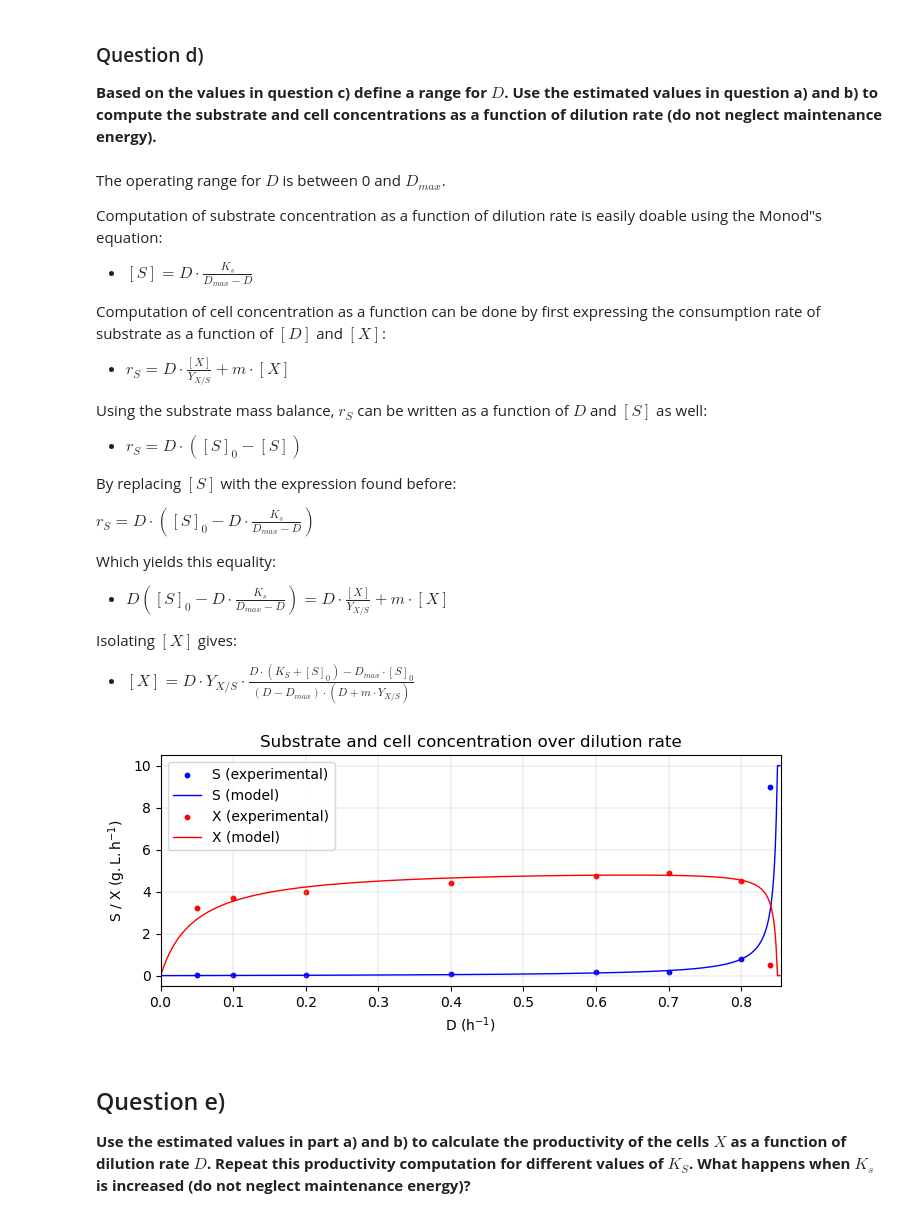
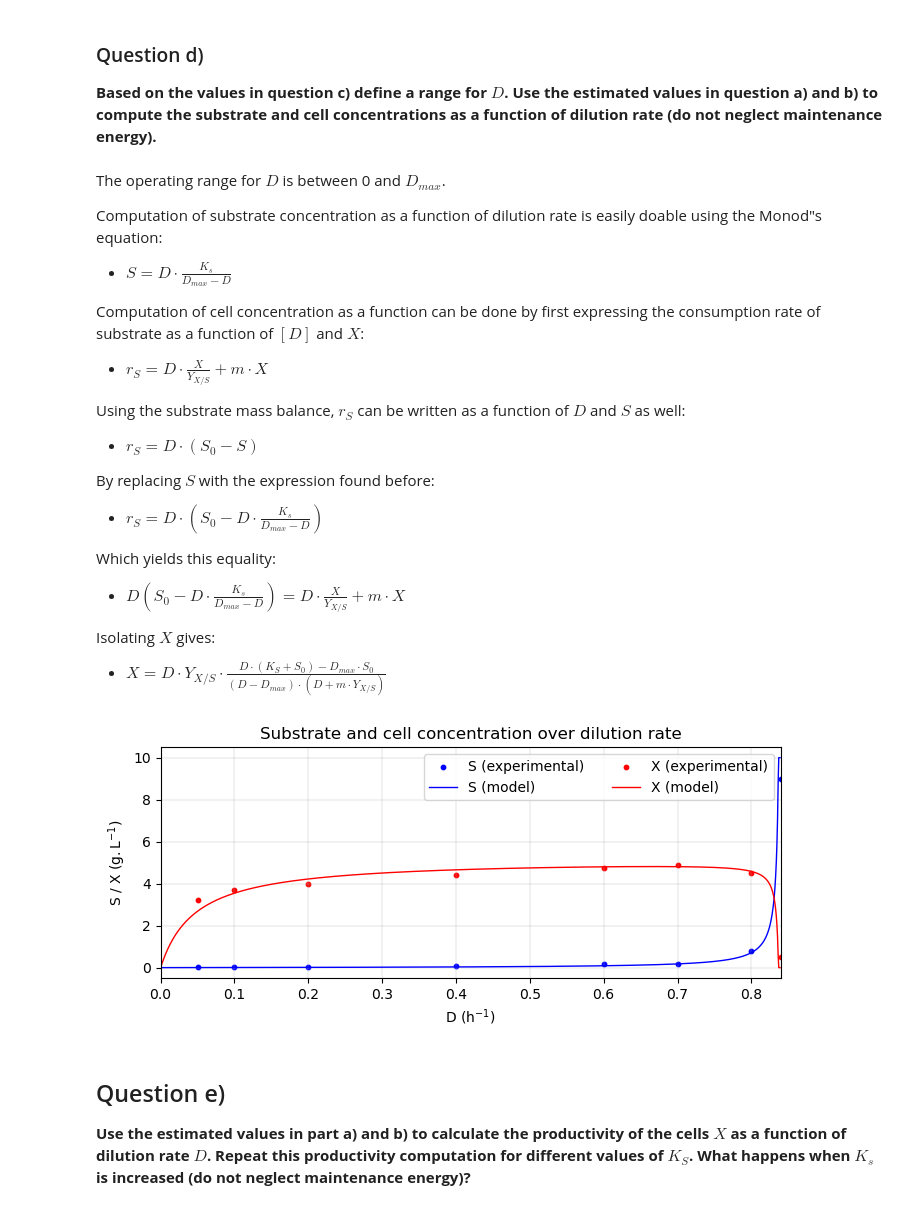
Before and after one commit to jonathanrsr/biochemical, a Jupyter notebook: Projects/2. Enzyme kinetics and microbial growth/Exercise 4.ipynb, the cells around one changed output. Saved outputs shown, nothing was run; the diff lists cells and outputs as text; code cells hidden in the pictures.

```diff
--- a/Projects/2. Enzyme kinetics and microbial growth/Exercise 4.ipynb
+++ b/Projects/2. Enzyme kinetics and microbial growth/Exercise 4.ipynb
@@ -90,7 +90,7 @@ def lineweaver_burke(S, D):
     plt.ylim(0, np.max(y_model)*1.05)
 
     # Annotations
-    plt.xlabel(r"1/[S] ($\mathregular{L.g^{-1}}$)")
+    plt.xlabel(r"1/S ($\mathregular{L.g^{-1}}$)")
     plt.ylabel(r"1/$\mathregular{\mu}$ (h)")
     plt.legend(loc = "lower right")
     plt.title("Linewaever-Burke plot")
@@ -103,7 +103,7 @@ def lineweaver_burke(S, D):
 
     return mu_max, Ks
 
-mu_max, Ks = lineweaver_burke(S[4:], D[4:])
+mu_max, Ks = lineweaver_burke(S[5:], D[5:])
 
 print(f"μₘₐₓ = {np.round(mu_max, 2)} h⁻¹\nKₛ = {np.round(Ks, 2)} g.L⁻¹\n")
 # %% [output]
@@ -255,27 +255,27 @@ The operating range for $D$ is between 0 and $D_{max}$.
 
 Computation of substrate concentration as a function of dilution rate is easily doable using the Monod"s equation:
 
-* $[S] = D \cdot \frac{K_s}{D_{max} - D}$
+* $S = D \cdot \frac{K_s}{D_{max} - D}$
 
-Computation of cell concentration as a function can be done by first expressing the consumption rate of substrate as a function of $[D]$ and $[X]$:
+Computation of cell concentration as a function can be done by first expressing the consumption rate of substrate as a function of $[D]$ and $X$:
 
-* $r_S = D \cdot \frac{[X]}{Y_{X/S}} + m \cdot [X]$
+* $r_S = D \cdot \frac{X}{Y_{X/S}} + m \cdot X$
 
-Using the substrate mass balance, $r_S$ can be written as a function of $D$ and $[S]$ as well:
+Using the substrate mass balance, $r_S$ can be written as a function of $D$ and $S$ as well:
 
-* $r_S = D \cdot ([S]_0 - [S])$
+* $r_S = D \cdot (S_0 - S)$
 
-By replacing $[S]$ with the expression found before:
+By replacing $S$ with the expression found before:
 
-$r_S = D \cdot ([S]_0 - D \cdot \frac{K_s}{D_{max} - D})$
+* $r_S = D \cdot (S_0 - D \cdot \frac{K_s}{D_{max} - D})$
 
 Which yields this equality:
 
-* $D([S]_0 - D \cdot \frac{K_s}{D_{max} - D}) = D \cdot \frac{[X]}{Y_{X/S}} + m \cdot [X]$
+* $D(S_0 - D \cdot \frac{K_s}{D_{max} - D}) = D \cdot \frac{X}{Y_{X/S}} + m \cdot X$
 
-Isolating $[X]$ gives:
+Isolating $X$ gives:
 
-* $[X] = D \cdot Y_{X/S} \cdot \frac{D \cdot (K_S + [S]_0) - D_{max} \cdot [S]_0}{(D - D_{max}) \cdot (D + m \cdot Y_{X/S})}$
+* $X = D \cdot Y_{X/S} \cdot \frac{D \cdot (K_S + S_0) - D_{max} \cdot S_0}{(D - D_{max}) \cdot (D + m \cdot Y_{X/S})}$
 # %%
 def calc_S(D, Ks, D_max):
     """Calculate theoretical substrate concentration as a function of
@@ -309,36 +309,36 @@ def calc_X(D, Ks, S0, D_max, Y_XS, m):
         X (numpy.ndarray): cell concentration
     """
     X = (D*Y_XS*(D*(Ks + S0) - D_max*S0))/((D - D_max)*(D + m*Y_XS))
 
     return np.where(X >= 0, X, 0)
 
 D_model = np.linspace(0, D_max, 1000)[:-1] # Last value ignored to prevent dividing by 0
 S_model = calc_S(D_model, Ks, D_max)
 X_model = calc_X(D_model, Ks, S0, D_max, Y_XS, m)
 
 # Lines
 plt.scatter(D, S, color = 'blue', s = 10.0, label = 'S (experimental)')
 plt.plot(D_model, S_model, color = 'blue', label = 'S (model)')
 plt.scatter(D, X, color = 'red', s = 10.0, label = 'X (experimental)')
 plt.plot(D_model, X_model, color = 'red', label = 'X (model)')
 plt.grid(linewidth = 0.25)
 
 # Delimitations
 plt.xlim(0, D_max)
 
 # Annotations
 plt.xlabel(r"D ($\mathregular{h^{-1}}$)")
-plt.ylabel(r"S / X ($\mathregular{g.L.h^{-1}}$)")
-plt.legend()
+plt.ylabel(r"S / X ($\mathregular{g.L^{-1}}$)")
+plt.legend(ncol = 2)
 plt.title("Substrate and cell concentration over dilution rate")
 
 plt.show()
 
 # Saving plot in eps format
 # plt.savefig("Projects\\2. Enzyme kinetics and microbial growth\\Images
 # \\4.d.eps", format = "eps")
 # %% [output]
-[figure, old version]
+[figure, new version]
 # %% [markdown]
 ## Question e)
 
```
Also changed, not shown: parts of 11 cells of this notebook.
